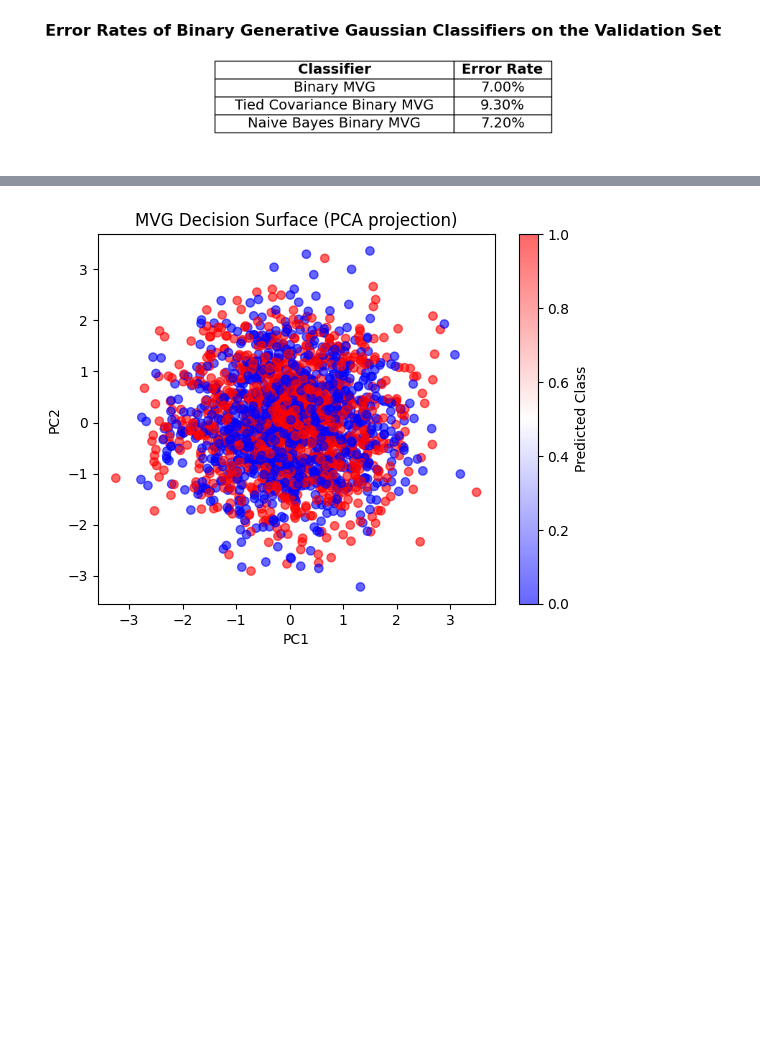
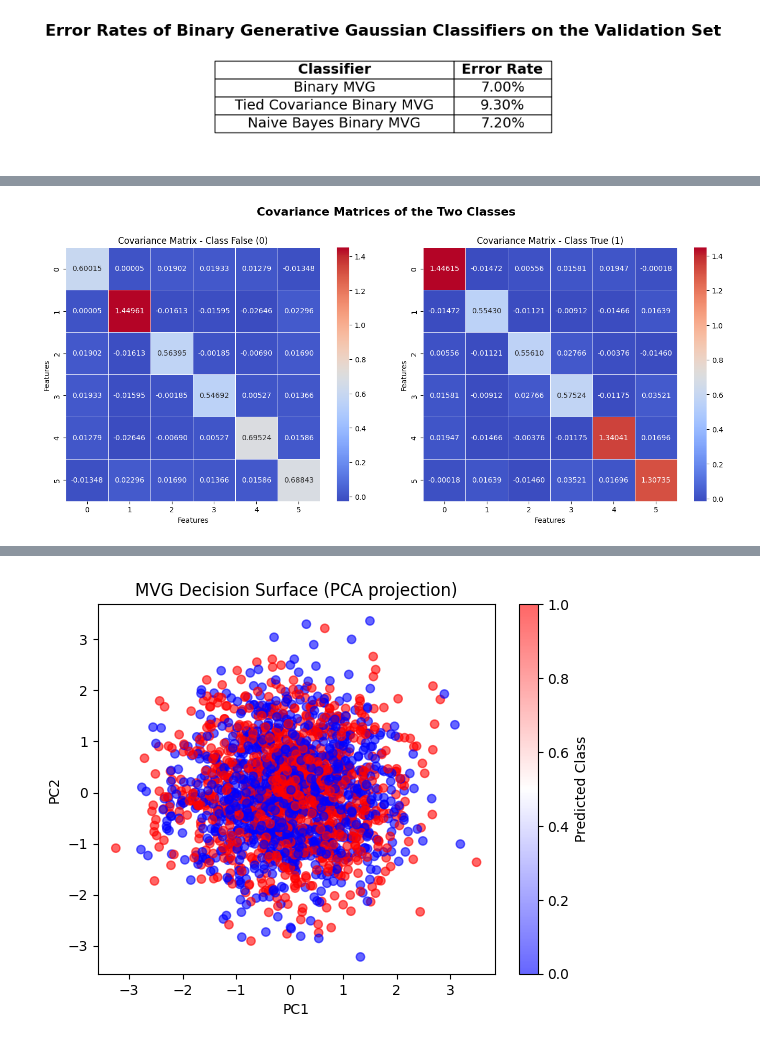
Before and after one commit to RiccardoRevalor/Fingerprint_Spoofing_Detection, a Jupyter notebook: gaussianClassifiers.ipynb, the cells around one changed output, grey strips where cells are left out. Cells and saved outputs as stored; diff of their text form; code cells hidden in the pictures; blank space fills up the shorter version.

```diff
--- a/gaussianClassifiers.ipynb
+++ b/gaussianClassifiers.ipynb
@@ -588,0 +593,33 @@ plt.show()
+# %%
+import seaborn as sns
+
+def showBinaryProblemCovs(cov0, cov1, text="Covariance"):
+    """
+    Show the covariance matrices of the two classes in a binary classification problem.
+
+    Parameters:
+    - cov0 (ndarray): Covariance matrix for class 0.
+    - cov1 (ndarray): Covariance matrix for class 1.
+    """
+
+
+    fig, axs = plt.subplots(1, 2, figsize=(14, 6))
+
+    fig.suptitle(f"{text} Matrices of the Two Classes", fontsize=16, weight='bold')
+    sns.heatmap(cov0, annot=True, cmap='coolwarm', fmt='.5f', cbar=True, square=True, linewidths=0.5, ax=axs[0])
+    axs[0].set_title(f"{text} Matrix - Class False (0)")
+    axs[0].set_xlabel("Features")
+    axs[0].set_ylabel("Features")
+
+    sns.heatmap(cov1, annot=True, cmap='coolwarm', fmt='.5f', cbar=True, square=True, linewidths=0.5, ax=axs[1])
+    axs[1].set_title(f"{text} Matrix - Class True (1)")
+    axs[1].set_xlabel("Features")
+    axs[1].set_ylabel("Features")
+
+
+    plt.tight_layout()
+    plt.subplots_adjust(top=0.85)  # Adjust the top to make room for the suptitle
+# %%
+showBinaryProblemCovs(C_0, C_1)
+# %% [output]
+[figure, added]
```
Also changed, not shown: parts of 5 cells of this notebook, 1 other file.
